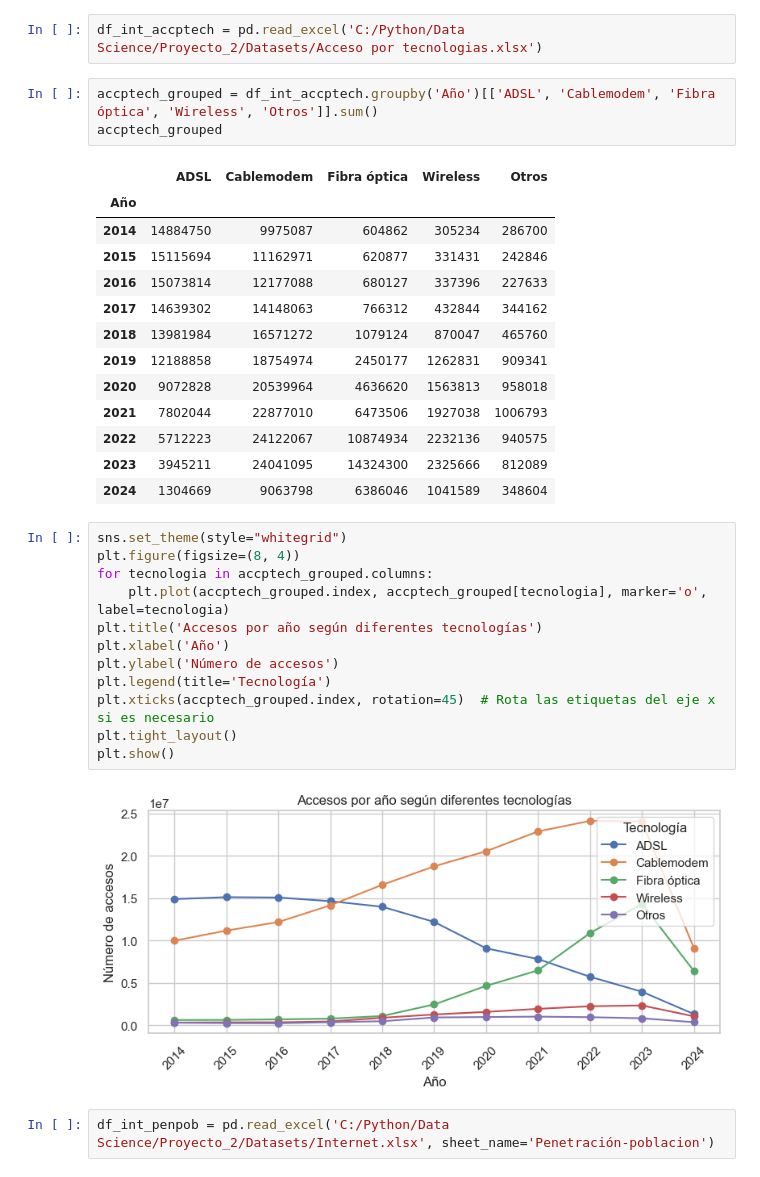
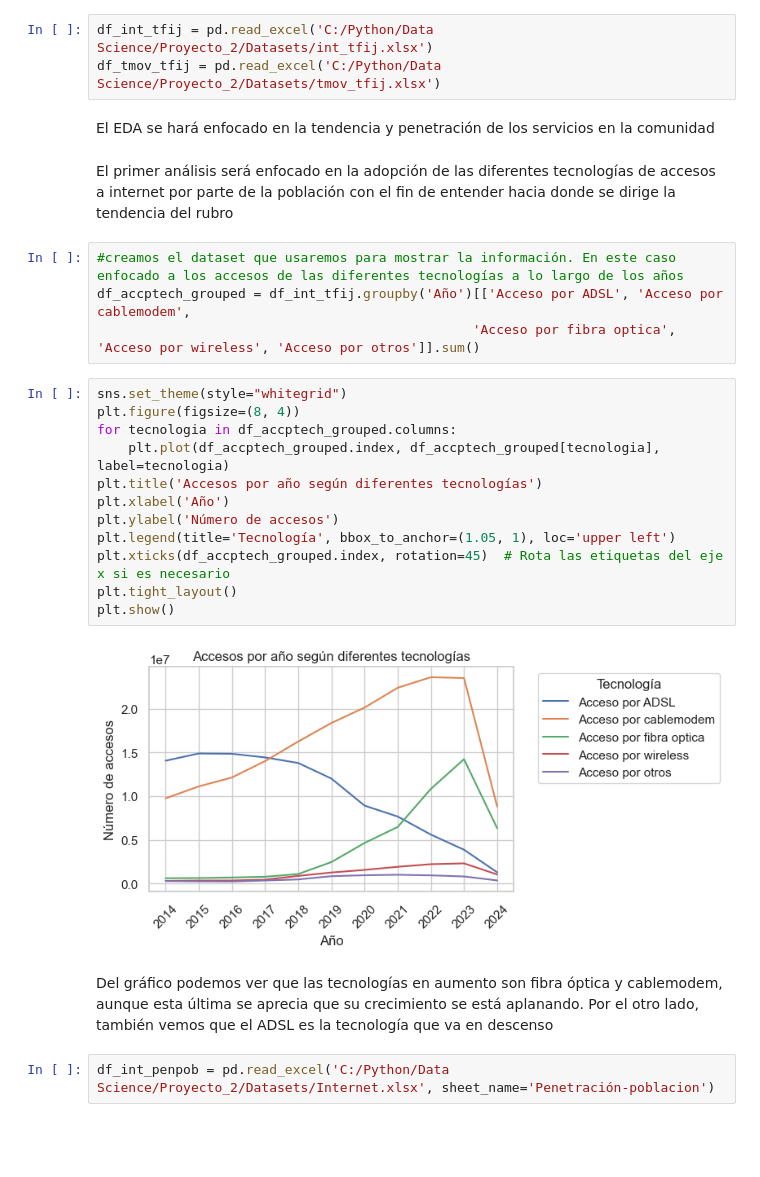
Before and after one commit to DedesF/Proyecto_2, a Jupyter notebook: Analisis/EDA.ipynb, the cells around one changed output. Drawn from its saved outputs; the diff is of its cells as text; blank space fills up the shorter version.

```diff
--- a/Analisis/EDA.ipynb
+++ b/Analisis/EDA.ipynb
@@ -10,36 +7,30 @@ import warnings
 # %%
-df_int_accptech = pd.read_excel('C:/Python/Data Science/Proyecto_2/Datasets/Acceso por tecnologias.xlsx')
+df_int_tfij = pd.read_excel('C:/Python/Data Science/Proyecto_2/Datasets/int_tfij.xlsx')
+df_tmov_tfij = pd.read_excel('C:/Python/Data Science/Proyecto_2/Datasets/tmov_tfij.xlsx')
-# %%
-accptech_grouped = df_int_accptech.groupby('Año')[['ADSL', 'Cablemodem', 'Fibra óptica', 'Wireless', 'Otros']].sum()
-accptech_grouped
-# %% [output]
-|  | ADSL | Cablemodem | Fibra óptica | Wireless | Otros |
-| Año |  |  |  |  |  |
-| 2014 | 14884750 | 9975087 | 604862 | 305234 | 286700 |
-| 2015 | 15115694 | 11162971 | 620877 | 331431 | 242846 |
-| 2016 | 15073814 | 12177088 | 680127 | 337396 | 227633 |
-| 2017 | 14639302 | 14148063 | 766312 | 432844 | 344162 |
-| 2018 | 13981984 | 16571272 | 1079124 | 870047 | 465760 |
-| 2019 | 12188858 | 18754974 | 2450177 | 1262831 | 909341 |
-| 2020 | 9072828 | 20539964 | 4636620 | 1563813 | 958018 |
-| 2021 | 7802044 | 22877010 | 6473506 | 1927038 | 1006793 |
-| 2022 | 5712223 | 24122067 | 10874934 | 2232136 | 940575 |
-| 2023 | 3945211 | 24041095 | 14324300 | 2325666 | 812089 |
-| 2024 | 1304669 | 9063798 | 6386046 | 1041589 | 348604 |
+# %% [markdown]
+El EDA se hará enfocado en la tendencia y penetración de los servicios en la comunidad
+# %% [markdown]
+El primer análisis será enfocado en la adopción de las diferentes tecnologías de accesos a internet por parte de la población con el fin de entender hacia donde se dirige la tendencia del rubro
+# %%
+#creamos el dataset que usaremos para mostrar la información. En este caso enfocado a los accesos de las diferentes tecnologías a lo largo de los años
+df_accptech_grouped = df_int_tfij.groupby('Año')[['Acceso por ADSL', 'Acceso por cablemodem',
+                                                'Acceso por fibra optica', 'Acceso por wireless', 'Acceso por otros']].sum()
 # %%
 sns.set_theme(style="whitegrid")
 plt.figure(figsize=(8, 4))
-for tecnologia in accptech_grouped.columns:
-    plt.plot(accptech_grouped.index, accptech_grouped[tecnologia], marker='o', label=tecnologia)
+for tecnologia in df_accptech_grouped.columns:
+    plt.plot(df_accptech_grouped.index, df_accptech_grouped[tecnologia], label=tecnologia)
 plt.title('Accesos por año según diferentes tecnologías')
 plt.xlabel('Año')
 plt.ylabel('Número de accesos')
-plt.legend(title='Tecnología')
-plt.xticks(accptech_grouped.index, rotation=45)  # Rota las etiquetas del eje x si es necesario
+plt.legend(title='Tecnología', bbox_to_anchor=(1.05, 1), loc='upper left')
+plt.xticks(df_accptech_grouped.index, rotation=45)  # Rota las etiquetas del eje x si es necesario
 plt.tight_layout()
 plt.show()
 # %% [output]
-[figure, old version]
+[figure, new version]
+# %% [markdown]
+Del gráfico podemos ver que las tecnologías en aumento son fibra óptica y cablemodem, aunque esta última se aprecia que su crecimiento se está aplanando. Por el otro lado, también vemos que el ADSL es la tecnología que va en descenso
 # %%
 df_int_penpob = pd.read_excel('C:/Python/Data Science/Proyecto_2/Datasets/Internet.xlsx', sheet_name='Penetración-poblacion')
 # %%
```
Also changed, not shown: parts of 3 cells of this notebook, 2 other files.
